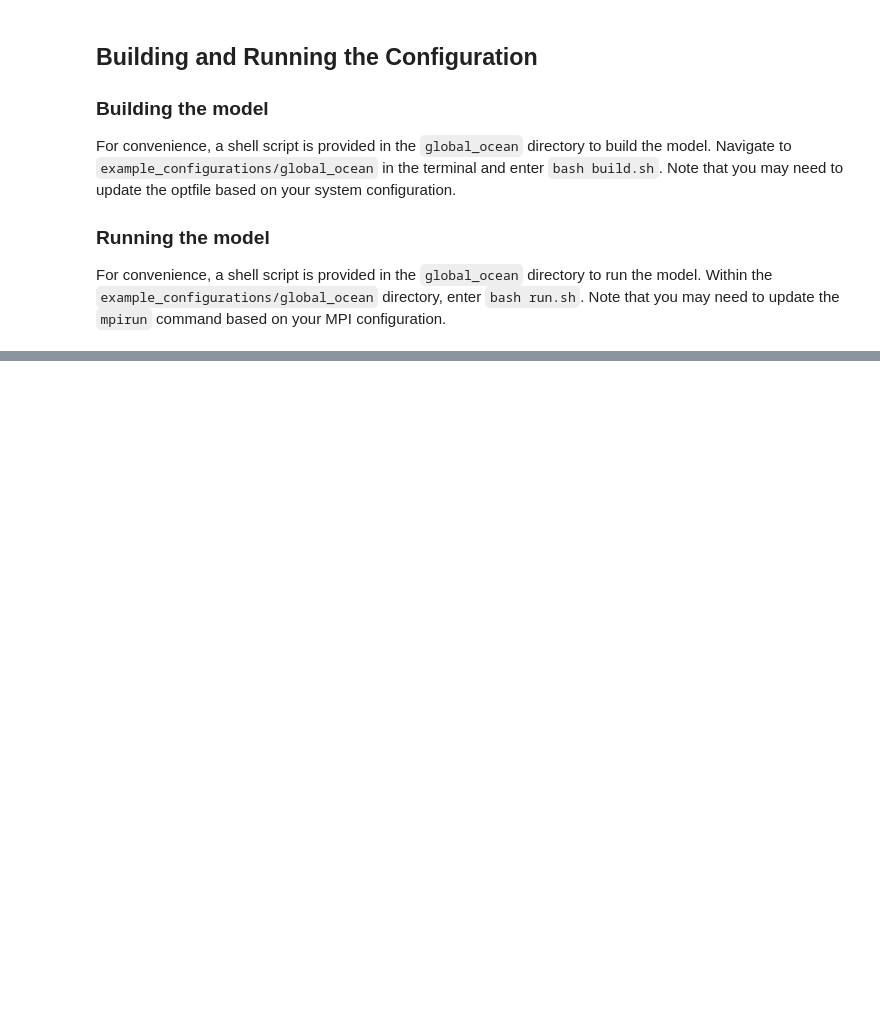
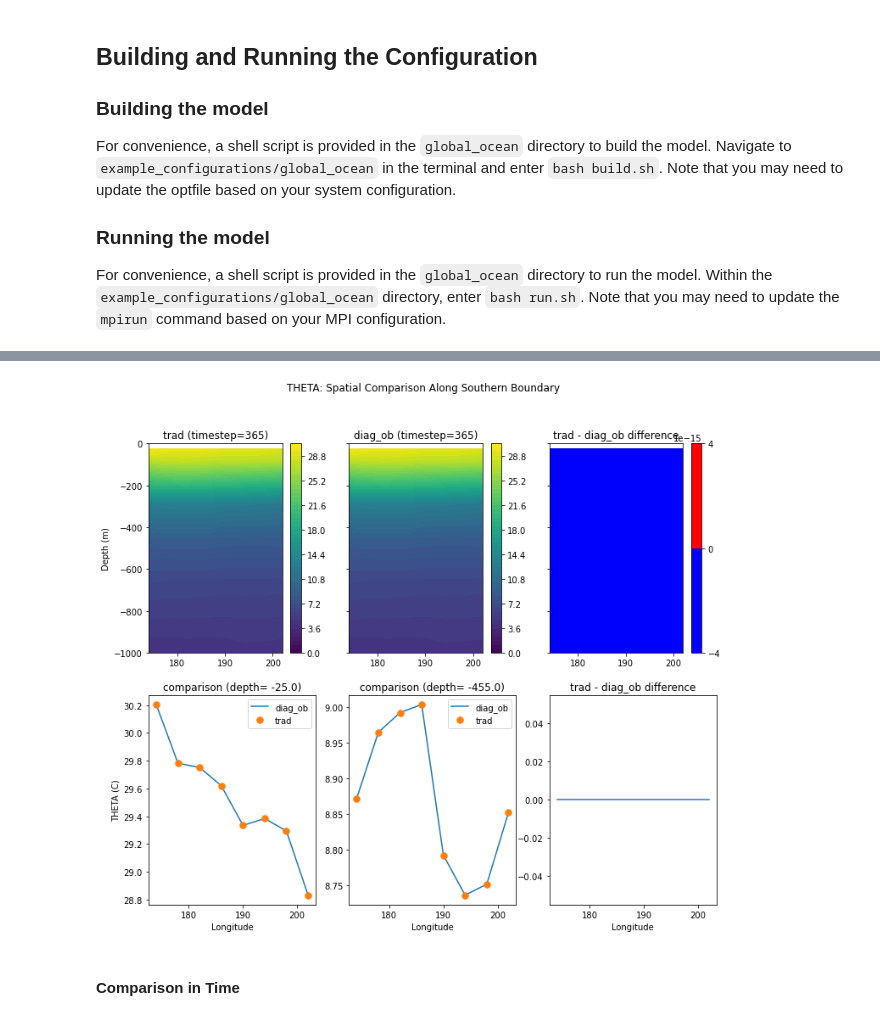
Before and after one commit to mhwood/diagnostics_vec, a Jupyter notebook: notebooks/global_ocean_subdomain_masks.ipynb, the cells around one changed output, grey strips where cells are left out. Saved outputs shown, nothing was run; the diff lists cells and outputs as text; code cells hidden in the pictures; blank space fills up the shorter version.

```diff
--- a/notebooks/global_ocean_subdomain_masks.ipynb
+++ b/notebooks/global_ocean_subdomain_masks.ipynb
@@ -82 +121,73 @@ First, we'll focus on the `THETA` variable. We can read in `THETA` from both the
+# %%
+# read in the traditional theta output and stack into a 4D array
+T_traditional = []
+for year in range(0,n_years+1,time_step):
+    t = mds.rdmds(run_dir + '/T*',year*365) # shape is (15,40,90)
+    T_traditional.append(t)
+T_traditional = np.stack(T_traditional)
+
+# read in the theta from the diagnostics_ob output
+T_diagnostics_ob = np.fromfile(run_dir+'/MASK_OB_'+mask_number+'_THETA.bin', dtype='>f4')
+T_diagnostics_ob = np.reshape(T_diagnostics_ob,(365*n_years,15,max_col-min_col))
+
+# make a comparison of the two fields
+comparison_year=1
+trad_subset = T_traditional[comparison_year,:,min_row,min_col+1:max_col+1]
+ob_subset = T_diagnostics_ob[comparison_year*365-1,:,:]
+
+# get the bounds of the subset
+lon_subset = x[min_row,min_col+1:max_col+1]
+depth = d[:,0,0]
+
+# plot everything
+plt.figure(figsize=(12,10))
+
+plt.subplot(2,3,1)
+C0=plt.contourf(lon_subset,depth,trad_subset,50)
+plt.colorbar(C0)
+plt.gca().set_ylim([-1000,0])
+plt.ylabel('Depth (m)')
+plt.title('trad (timestep='+str(365*comparison_year)+')')
+
+plt.subplot(2,3,2)
+C1=plt.contourf(lon_subset,depth,ob_subset,50)
+plt.colorbar(C1)
+plt.gca().set_ylim([-1000,0])
+plt.title('diag_ob (timestep='+str(365*comparison_year)+')')
+plt.gca().set_yticklabels([])
+
+plt.subplot(2,3,3)
+C2=plt.contourf(lon_subset,depth,trad_subset-ob_subset,50,cmap='seismic')
+plt.colorbar(C2)
+plt.gca().set_ylim([-1000,0])
+plt.gca().set_yticklabels([])
+plt.title('trad - diag_ob difference')
+
+plt.subplot(2,3,4)
+plt.plot(lon_subset,ob_subset[0,:],'-',label='diag_ob')
+plt.plot(lon_subset,trad_subset[0,:],'.',label='trad',markersize=15)
+plt.title('comparison (depth= '+str(depth[0])+')')
+plt.ylabel('THETA (C)')
+plt.xlabel('Longitude')
+plt.legend()
+
+plt.subplot(2,3,5)
+plt.plot(lon_subset,ob_subset[4,:],'-',label='diag_ob')
+plt.plot(lon_subset,trad_subset[4,:],'.',label='trad',markersize=15)
+plt.title('comparison (depth= '+str(depth[4])+')')
+plt.xlabel('Longitude')
+plt.legend()
+
+plt.subplot(2,3,6)
+plt.plot(lon_subset,trad_subset[0,:]-ob_subset[0,:])
+plt.title('trad - diag_ob difference')
+plt.xlabel('Longitude')
+
+plt.suptitle('THETA: Spatial Comparison Along Southern Boundary')
+
+plt.show()
+# %% [output]
+[figure, added]
+# %% [markdown]
+#### Comparison in Time
 # %%
```
Also changed, not shown: parts of 11 cells of this notebook, 10 other files.
